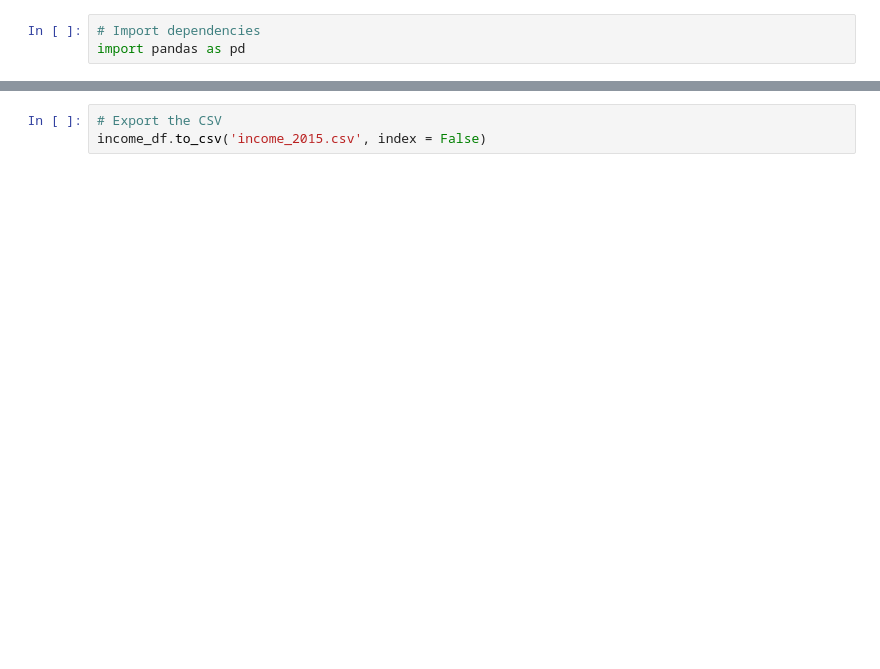
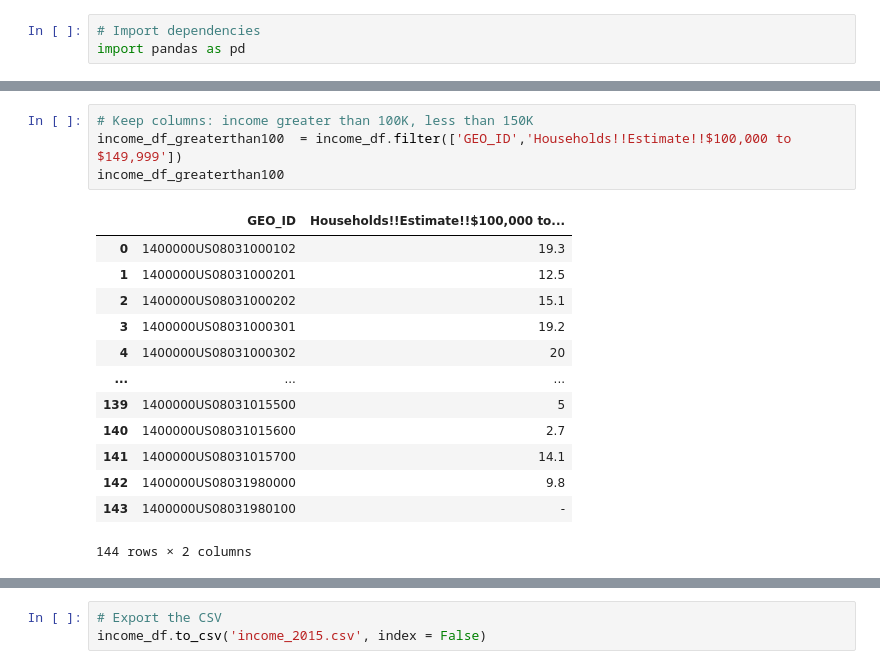
Before and after one commit to LinzStearns/CO_real_estate, a Jupyter notebook: 2015 income.ipynb, the cells around one changed output, grey strips where cells are left out. Drawn from its saved outputs; the diff is of its cells as text; blank space fills up the shorter version.

```diff
--- a/2015 income.ipynb
+++ b/2015 income.ipynb
@@ -91,0 +92,18 @@ income_df_greaterthan150
+# %%
+# Keep columns: income greater than 100K, less than 150K
+income_df_greaterthan100  = income_df.filter(['GEO_ID','Households!!Estimate!!$100,000 to $149,999'])
+income_df_greaterthan100
+# %% [output]
+|  | GEO_ID | Households!!Estimate!!$100,000 to... |
+| 0 | 1400000US08031000102 | 19.3 |
+| 1 | 1400000US08031000201 | 12.5 |
+| 2 | 1400000US08031000202 | 15.1 |
+| 3 | 1400000US08031000301 | 19.2 |
+| 4 | 1400000US08031000302 | 20 |
+| ... | ... | ... |
+| 139 | 1400000US08031015500 | 5 |
+| 140 | 1400000US08031015600 | 2.7 |
+| 141 | 1400000US08031015700 | 14.1 |
+| 142 | 1400000US08031980000 | 9.8 |
+| 143 | 1400000US08031980100 | - |
+144 rows × 2 columns
```
Also changed, not shown: parts of 8 cells of this notebook, 13 other files.
